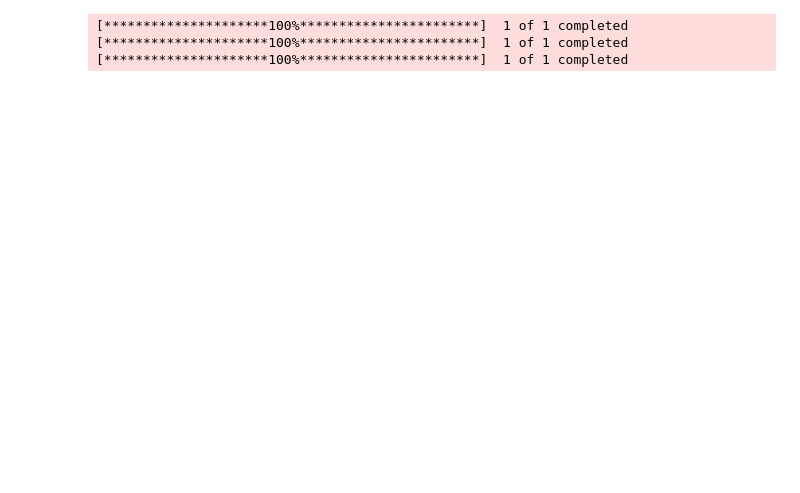
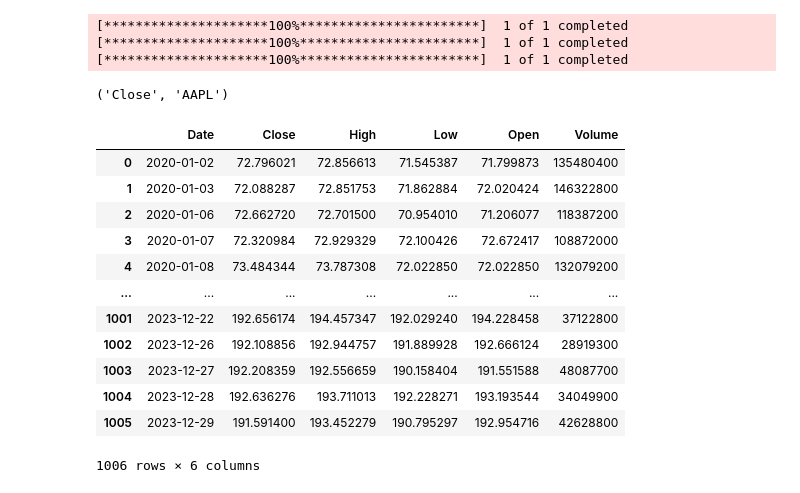
Before and after one commit to Rahifhiba/Forcasting-finance, a Jupyter notebook: forecasting.ipynb, the cells around one changed output. Saved outputs shown, nothing was run; the diff lists cells and outputs as text; code cells hidden in the pictures; blank space fills up the shorter version.

```diff
--- a/forecasting.ipynb
+++ b/forecasting.ipynb
@@ -22,6 +22,10 @@ df_xiaomi = yf.download('1810.HK', start='2020-01-01', end='2023-12-31')
 [*********************100%***********************]  1 of 1 completed
 [*********************100%***********************]  1 of 1 completed
 [*********************100%***********************]  1 of 1 completed
+# %%
+df_apple.columns[0]
+# %% [output]
+('Close', 'AAPL')
 # %%
 def edit_df(df):
     """change column's name and reset index"""
@@ -32,6 +36,22 @@ def edit_df(df):
 df_apple = edit_df(df_apple)
 df_samsung = edit_df(df_samsung)
 df_xiaomi = edit_df(df_xiaomi)
+# %%
+df_apple
+# %% [output]
+|  | Date | Close | High | Low | Open | Volume |
+| 0 | 2020-01-02 | 72.796021 | 72.856613 | 71.545387 | 71.799873 | 135480400 |
+| 1 | 2020-01-03 | 72.088287 | 72.851753 | 71.862884 | 72.020424 | 146322800 |
+| 2 | 2020-01-06 | 72.662720 | 72.701500 | 70.954010 | 71.206077 | 118387200 |
+| 3 | 2020-01-07 | 72.320984 | 72.929329 | 72.100426 | 72.672417 | 108872000 |
+| 4 | 2020-01-08 | 73.484344 | 73.787308 | 72.022850 | 72.022850 | 132079200 |
+| ... | ... | ... | ... | ... | ... | ... |
+| 1001 | 2023-12-22 | 192.656174 | 194.457347 | 192.029240 | 194.228458 | 37122800 |
+| 1002 | 2023-12-26 | 192.108856 | 192.944757 | 191.889928 | 192.666124 | 28919300 |
+| 1003 | 2023-12-27 | 192.208359 | 192.556659 | 190.158404 | 191.551588 | 48087700 |
+| 1004 | 2023-12-28 | 192.636276 | 193.711013 | 192.228271 | 193.193544 | 34049900 |
+| 1005 | 2023-12-29 | 191.591400 | 193.452279 | 190.795297 | 192.954716 | 42628800 |
+1006 rows × 6 columns
 # %%
 df_samsung
 # %% [output]
```
Also changed, not shown: parts of 14 cells of this notebook, 4 other files.
